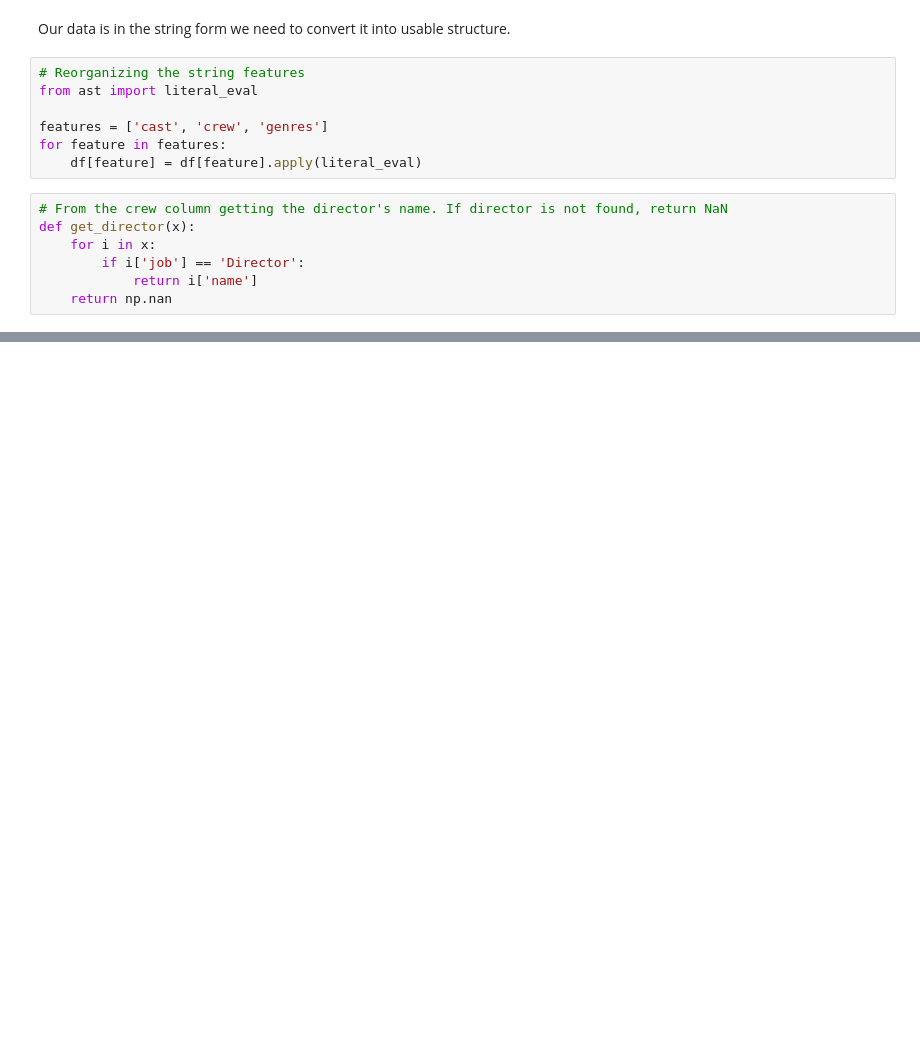
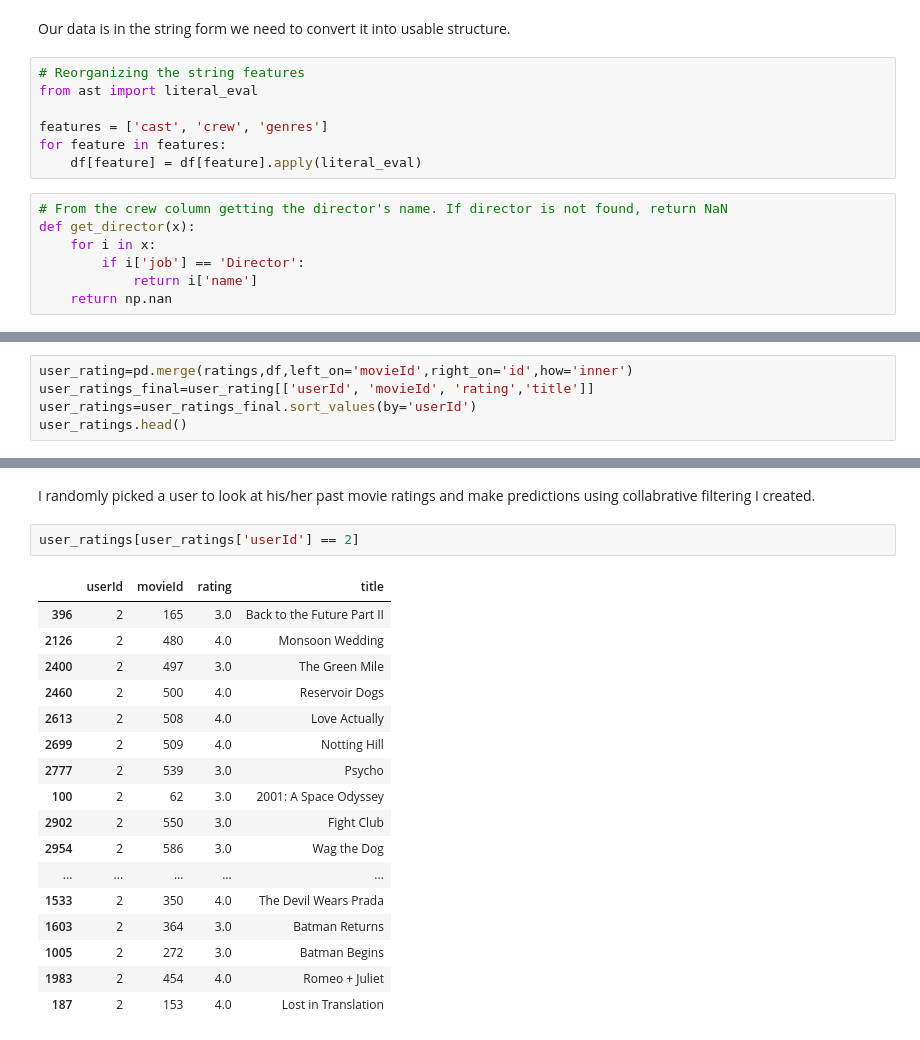
Before and after one commit to aliatabay1/Movie_Recommendation_System, a Jupyter notebook: Pre-processing and Modeling.ipynb, the cells around one changed output, grey strips where cells are left out. Saved outputs shown, nothing was run; the diff lists cells and outputs as text; blank space fills up the shorter version.

```diff
--- a/Pre-processing and Modeling.ipynb
+++ b/Pre-processing and Modeling.ipynb
@@ -404,0 +379,5 @@ NameError: name 'svd' is not defined
+# %%
+user_rating=pd.merge(ratings,df,left_on='movieId',right_on='id',how='inner')
+user_ratings_final=user_rating[['userId', 'movieId', 'rating','title']]
+user_ratings=user_ratings_final.sort_values(by='userId')
+user_ratings.head()
@@ -404,0 +391,22 @@ NameError: name 'svd' is not defined
+# %% [markdown]
+I randomly picked a user to look at his/her past movie ratings and make predictions using collabrative filtering I created.
+# %%
+user_ratings[user_ratings['userId'] == 2]
+# %% [output]
+|  | userId | movieId | rating | title |
+| 396 | 2 | 165 | 3.0 | Back to the Future Part II |
+| 2126 | 2 | 480 | 4.0 | Monsoon Wedding |
+| 2400 | 2 | 497 | 3.0 | The Green Mile |
+| 2460 | 2 | 500 | 4.0 | Reservoir Dogs |
+| 2613 | 2 | 508 | 4.0 | Love Actually |
+| 2699 | 2 | 509 | 4.0 | Notting Hill |
+| 2777 | 2 | 539 | 3.0 | Psycho |
+| 100 | 2 | 62 | 3.0 | 2001: A Space Odyssey |
+| 2902 | 2 | 550 | 3.0 | Fight Club |
+| 2954 | 2 | 586 | 3.0 | Wag the Dog |
+| ... | ... | ... | ... | ... |
+| 1533 | 2 | 350 | 4.0 | The Devil Wears Prada |
+| 1603 | 2 | 364 | 3.0 | Batman Returns |
+| 1005 | 2 | 272 | 3.0 | Batman Begins |
+| 1983 | 2 | 454 | 4.0 | Romeo + Juliet |
+| 187 | 2 | 153 | 4.0 | Lost in Translation |
```
Also changed, not shown: parts of 82 cells of this notebook.
